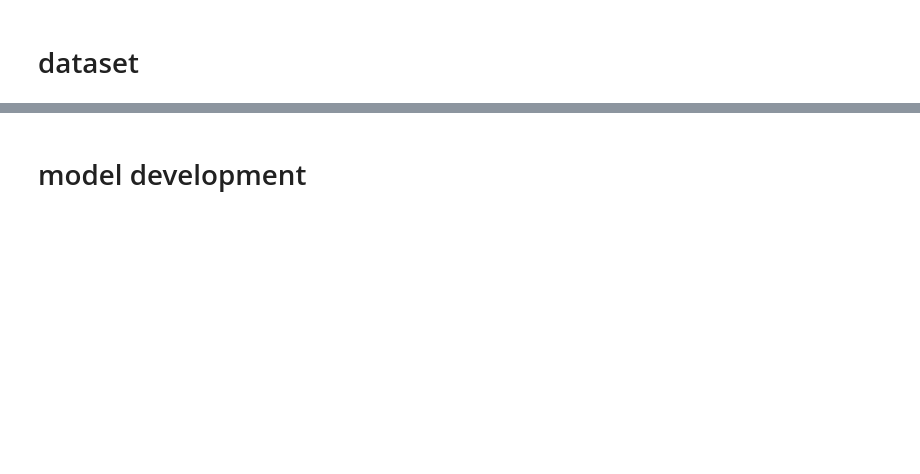
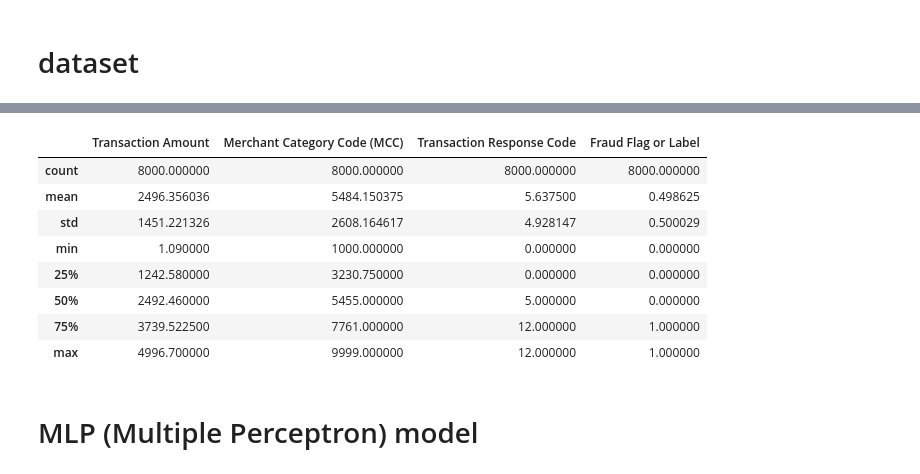
Before and after one commit to Aleena24/Deep-Learning, a Jupyter notebook: lab2_creditcard.ipynb, the cells around one changed output, grey strips where cells are left out. Cells and saved outputs as stored; diff of their text form; code cells hidden in the pictures; blank space fills up the shorter version.

```diff
--- a/lab2_creditcard.ipynb
+++ b/lab2_creditcard.ipynb
@@ -14,5 +14,17 @@ df.head()
 | 2 | 2023-03-18 01:05:36 | 3939.01 | Riya Bobal | 4737a6384aa1c3c31f7768b86633d6a84... | Badal PLC | ... |
 | 3 | 2021-01-07 21:53:04 | 376.44 | Mohanlal Balakrishnan | 4721806eed8f2663bb597ff13e79a294d... | Konda-Sodhi | ... |
 | 4 | 2021-12-16 06:22:24 | 1687.33 | Mannat Rout | 9deacc3a9efd6e382826d400620aca5f2... | Dua Ltd | ... |
+# %%
+df.describe()
+# %% [output]
+|  | Transaction Amount | Merchant Category Code (MCC) | Transaction Response Code | Fraud Flag or Label |
+| count | 8000.000000 | 8000.000000 | 8000.000000 | 8000.000000 |
+| mean | 2496.356036 | 5484.150375 | 5.637500 | 0.498625 |
+| std | 1451.221326 | 2608.164617 | 4.928147 | 0.500029 |
+| min | 1.090000 | 1000.000000 | 0.000000 | 0.000000 |
+| 25% | 1242.580000 | 3230.750000 | 0.000000 | 0.000000 |
+| 50% | 2492.460000 | 5455.000000 | 5.000000 | 0.000000 |
+| 75% | 3739.522500 | 7761.000000 | 12.000000 | 1.000000 |
+| max | 4996.700000 | 9999.000000 | 12.000000 | 1.000000 |
 # %% [markdown]
-# model development
+# MLP (Multiple Perceptron) model
```
Also changed, not shown: parts of 1 cell of this notebook.
